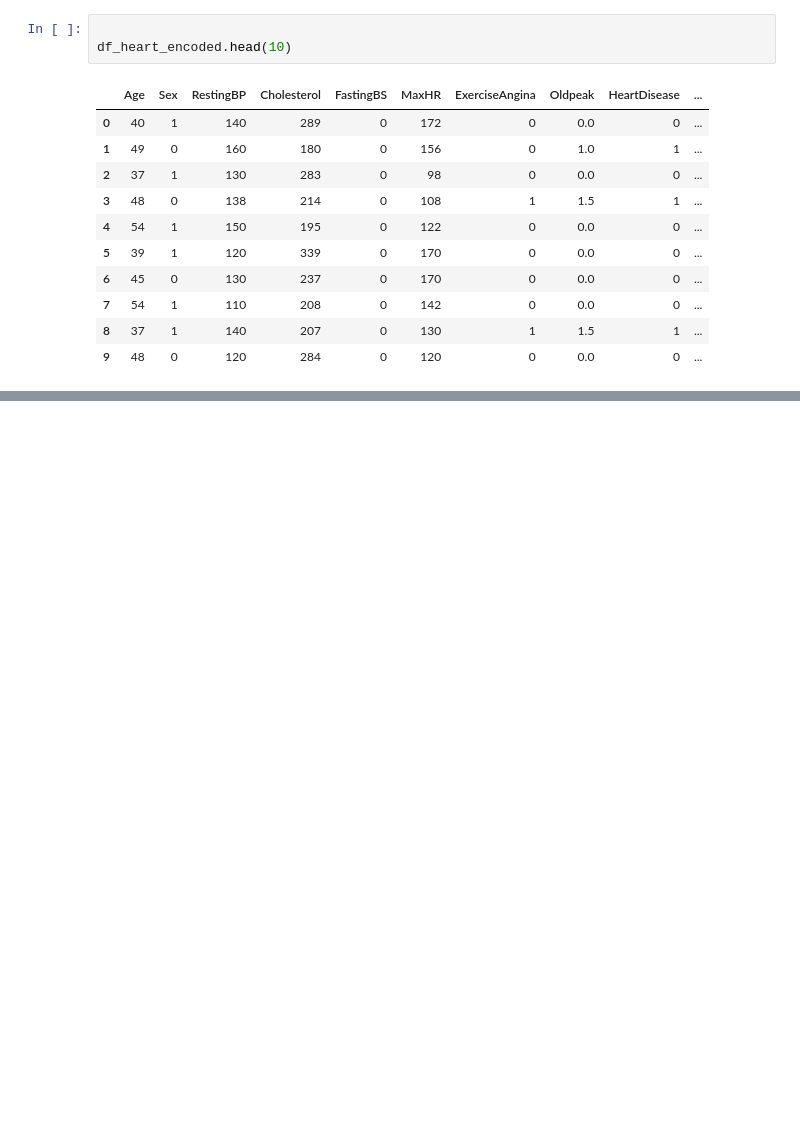
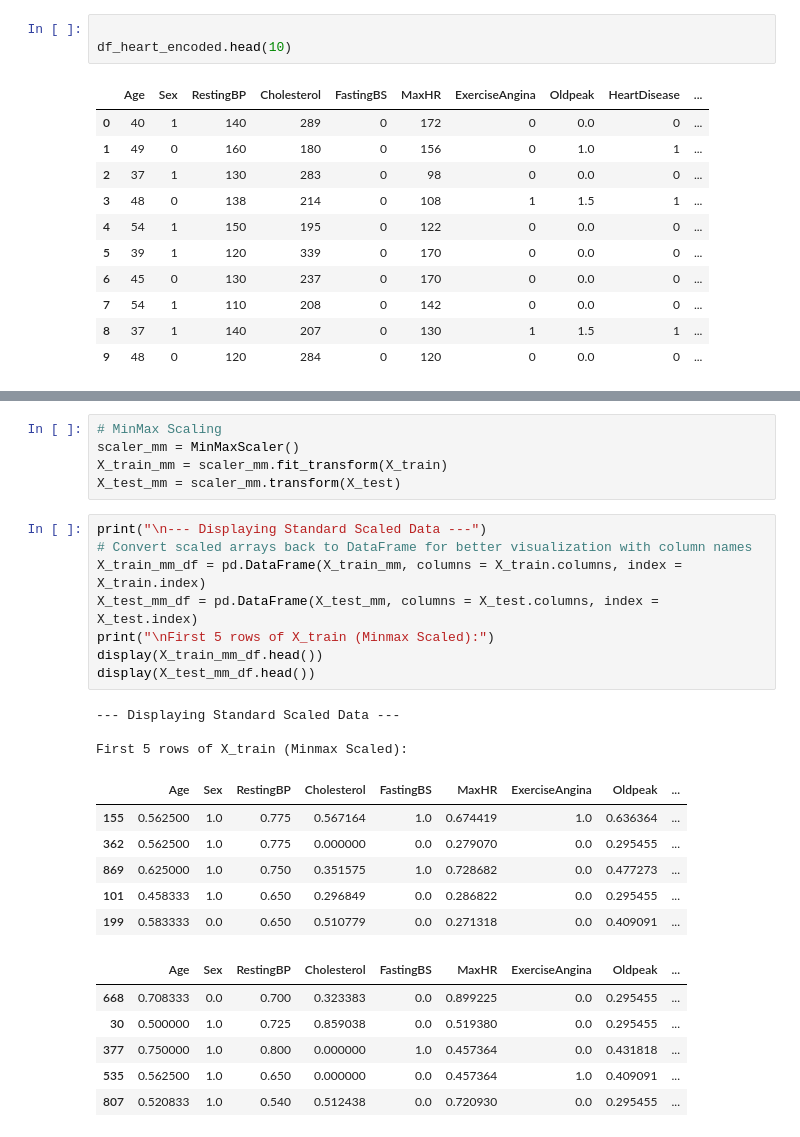
Before and after one commit to Tanvir-yzu/AI_ML-Expert-With-Phitron-Batch-01, a Jupyter notebook: Machine Learning/module 07.ipynb, the cells around one changed output, grey strips where cells are left out. Drawn from its saved outputs; the diff is of its cells as text; blank space fills up the shorter version.

Commit message:
Normalization and Scaling

```diff
--- a/Machine Learning/module 07.ipynb
+++ b/Machine Learning/module 07.ipynb
@@ -221,0 +258,29 @@ df_heart_encoded.head(10)
+# %%
+# MinMax Scaling
+scaler_mm = MinMaxScaler()
+X_train_mm = scaler_mm.fit_transform(X_train)
+X_test_mm = scaler_mm.transform(X_test)
+# %%
+print("\n--- Displaying Standard Scaled Data ---")
+# Convert scaled arrays back to DataFrame for better visualization with column names
+X_train_mm_df = pd.DataFrame(X_train_mm, columns = X_train.columns, index = X_train.index)
+X_test_mm_df = pd.DataFrame(X_test_mm, columns = X_test.columns, index = X_test.index)
+print("\nFirst 5 rows of X_train (Minmax Scaled):")
+display(X_train_mm_df.head())
+display(X_test_mm_df.head())
+# %% [output]
+--- Displaying Standard Scaled Data ---
+
+First 5 rows of X_train (Minmax Scaled):
+|  | Age | Sex | RestingBP | Cholesterol | FastingBS | MaxHR | ExerciseAngina | Oldpeak | ... |
+| 155 | 0.562500 | 1.0 | 0.775 | 0.567164 | 1.0 | 0.674419 | 1.0 | 0.636364 | ... |
+| 362 | 0.562500 | 1.0 | 0.775 | 0.000000 | 0.0 | 0.279070 | 0.0 | 0.295455 | ... |
+| 869 | 0.625000 | 1.0 | 0.750 | 0.351575 | 1.0 | 0.728682 | 0.0 | 0.477273 | ... |
+| 101 | 0.458333 | 1.0 | 0.650 | 0.296849 | 0.0 | 0.286822 | 0.0 | 0.295455 | ... |
+| 199 | 0.583333 | 0.0 | 0.650 | 0.510779 | 0.0 | 0.271318 | 0.0 | 0.409091 | ... |
+|  | Age | Sex | RestingBP | Cholesterol | FastingBS | MaxHR | ExerciseAngina | Oldpeak | ... |
+| 668 | 0.708333 | 0.0 | 0.700 | 0.323383 | 0.0 | 0.899225 | 0.0 | 0.295455 | ... |
+| 30 | 0.500000 | 1.0 | 0.725 | 0.859038 | 0.0 | 0.519380 | 0.0 | 0.295455 | ... |
+| 377 | 0.750000 | 1.0 | 0.800 | 0.000000 | 1.0 | 0.457364 | 0.0 | 0.431818 | ... |
+| 535 | 0.562500 | 1.0 | 0.650 | 0.000000 | 0.0 | 0.457364 | 1.0 | 0.409091 | ... |
+| 807 | 0.520833 | 1.0 | 0.540 | 0.512438 | 0.0 | 0.720930 | 0.0 | 0.295455 | ... |
```
Also changed, not shown: parts of 2 cells of this notebook.
